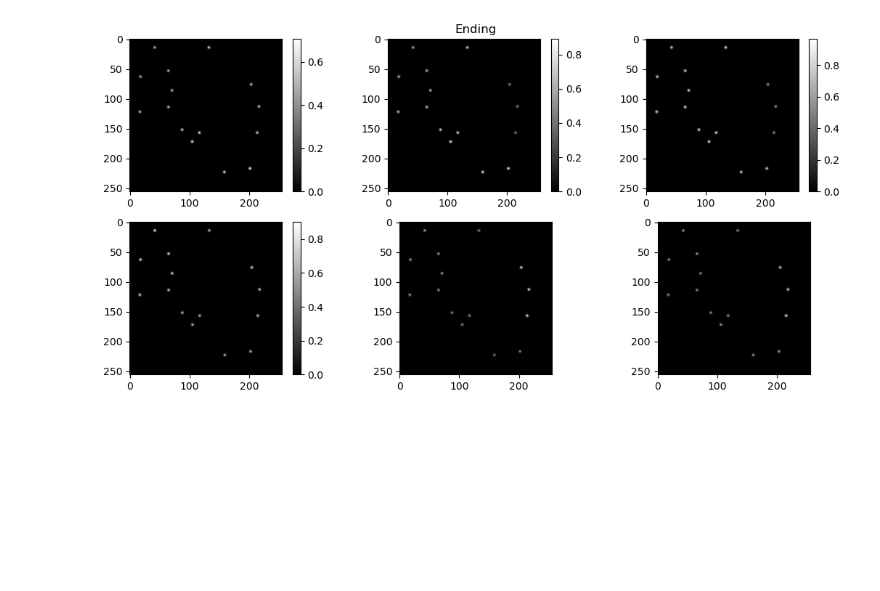
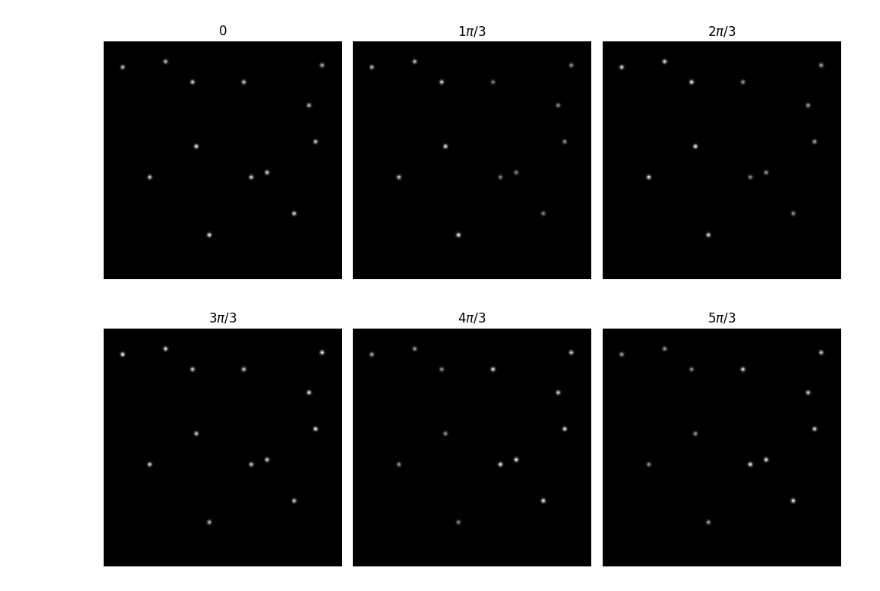
Before and after one commit to therealozp/fingerprint-generator, a Jupyter notebook: fingerprint_net_v2/viz_minutiae_maps.ipynb, the cells around one changed output. Saved outputs shown, nothing was run; the diff lists cells and outputs as text; code cells hidden in the pictures; blank space fills up the shorter version.

```diff
--- a/fingerprint_net_v2/viz_minutiae_maps.ipynb
+++ b/fingerprint_net_v2/viz_minutiae_maps.ipynb
@@ -125,6 +125,16 @@ def add_spiral_phase(psi, points, polarities):
     out += zero
     return out
 
+
+def map_frequency_to_radius(
+    freq_array, in_min=0.087, in_max=0.183, out_min=7, out_max=3
+):
+    normalized = (freq_array - in_min) / (in_max - in_min)
+    mapped = out_min + normalized * (out_max - out_min)
+    clipped = np.clip(mapped, min(out_min, out_max), max(out_min, out_max))
+    return np.round(clipped).astype(int)
+
+
 spiral_phase_coords = []
 spiral_phase_polarities = []
 
@@ -323,61 +345,37 @@ phase_with_spirals = add_spiral_phase(
 fprint = np.cos(phase_with_spirals)
 original_fprint = np.cos(phase)
 # %%
-H_ending, H_bifurcation = generate_minutiae_map(fprint, orientation_map, freq_map, minutiae, height, width, sigma_s=1.5)
-# plot
 import matplotlib.pyplot as plt
-plt.figure(figsize=(13, 6))
-plt.axis("off")
-plt.title("Ending")
-plt.subplot(2, 3, 1)
-plt.imshow(H_ending[:, :, 0], cmap="gray")
-plt.colorbar()
-plt.subplot(2, 3, 2)
-plt.imshow(H_ending[:, :, 1], cmap="gray")
-plt.colorbar()
 
-plt.subplot(2, 3, 3)
-plt.imshow(H_ending[:, :, 2], cmap="gray")
-plt.colorbar()
+H_ending, H_bifurcation = generate_minutiae_map(
+    fprint, orientation_map, freq_map, minutiae, height, width, sigma_s=1.5
+)
 
-plt.subplot(2, 3, 4)
-plt.imshow(H_ending[:, :, 3], cmap="gray")
-plt.colorbar()
 
-plt.subplot(2, 3, 5)
-plt.imshow(H_ending[:, :, 4], cmap="gray")
-plt.subplot(2, 3, 6)
-plt.imshow(H_ending[:, :, 5], cmap="gray")
-plt.show()
+def plot_minutiae_channels(data, main_title):
+    plt.figure(figsize=(10, 8))
+    # plt.suptitle(main_title, fontsize=16)
 
-plt.figure(figsize=(13, 6))
-plt.axis("off")
-plt.title("Bifurcation")
+    for k in range(6):
+        plt.subplot(2, 3, k + 1)
+        plt.imshow(data[:, :, k], cmap="gray")
 
-plt.subplot(2, 3, 1)
-plt.imshow(H_bifurcation[:, :, 0], cmap="gray")
-plt.colorbar()
+        # Format the title using LaTeX rendering for the pi symbol
+        if k == 0:
+            plt.title("$0$")
+        else:
+            plt.title(rf"${k}\pi/3$")
 
-plt.subplot(2, 3, 2)
-plt.imshow(H_bifurcation[:, :, 1], cmap="gray")
-plt.colorbar()
+        plt.axis("off")  # Turns off axes for this specific subplot
+        # Colorbars are intentionally left out
 
-plt.subplot(2, 3, 3)
-plt.imshow(H_bifurcation[:, :, 2], cmap="gray")
-plt.colorbar()
+    plt.tight_layout()
+    plt.savefig(f"{main_title}_minutiae_channels.png", dpi=300)  # Save the figure with high resolution
+    plt.show()
 
-plt.subplot(2, 3, 4)
-plt.imshow(H_bifurcation[:, :, 3], cmap="gray")
-plt.colorbar()
 
-plt.subplot(2, 3, 5)
-plt.imshow(H_bifurcation[:, :, 4], cmap="gray")
-plt.colorbar()
-
-plt.subplot(2, 3, 6)
-plt.imshow(H_bifurcation[:, :, 5], cmap="gray")
-plt.colorbar()
-
-plt.show()
+# Plot both maps
+plot_minutiae_channels(H_ending, "ending")
+plot_minutiae_channels(H_bifurcation, "bifurcation")
 # %% [output]
-[figure, old version]
+[figure, new version]
```
Also changed, not shown: parts of 5 cells of this notebook, 7 other files.
